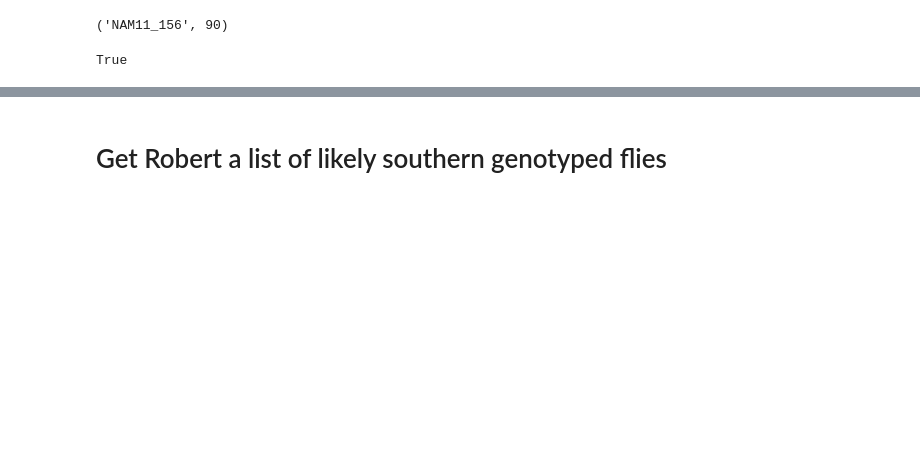
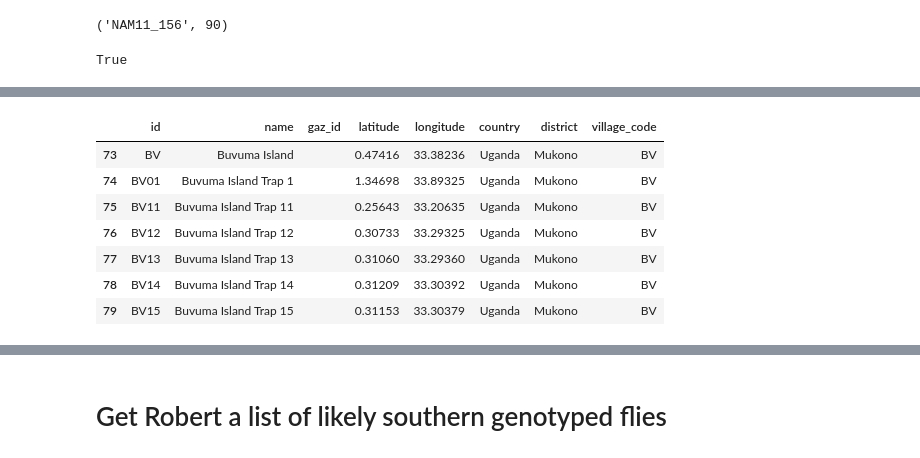
Before and after one commit to xguse/ipy_notebooks, a Jupyter notebook: YALE/Spiroplasma/Flies_from_the_south.ipynb, the cells around one changed output, grey strips where cells are left out. Cells and saved outputs as stored; diff of their text form; code cells hidden in the pictures; blank space fills up the shorter version.

```diff
--- a/YALE/Spiroplasma/Flies_from_the_south.ipynb
+++ b/YALE/Spiroplasma/Flies_from_the_south.ipynb
@@ -150,0 +193,11 @@ south_villages
+# %%
+south_villages.query("village_code == 'BV'")
+# %% [output]
+|  | id | name | gaz_id | latitude | longitude | country | district | village_code |
+| 73 | BV | Buvuma Island |  | 0.47416 | 33.38236 | Uganda | Mukono | BV |
+| 74 | BV01 | Buvuma Island Trap 1 |  | 1.34698 | 33.89325 | Uganda | Mukono | BV |
+| 75 | BV11 | Buvuma Island Trap 11 |  | 0.25643 | 33.20635 | Uganda | Mukono | BV |
+| 76 | BV12 | Buvuma Island Trap 12 |  | 0.30733 | 33.29325 | Uganda | Mukono | BV |
+| 77 | BV13 | Buvuma Island Trap 13 |  | 0.31060 | 33.29360 | Uganda | Mukono | BV |
+| 78 | BV14 | Buvuma Island Trap 14 |  | 0.31209 | 33.30392 | Uganda | Mukono | BV |
+| 79 | BV15 | Buvuma Island Trap 15 |  | 0.31153 | 33.30379 | Uganda | Mukono | BV |
```
Also changed, not shown: parts of 18 cells of this notebook, 5 other files.
